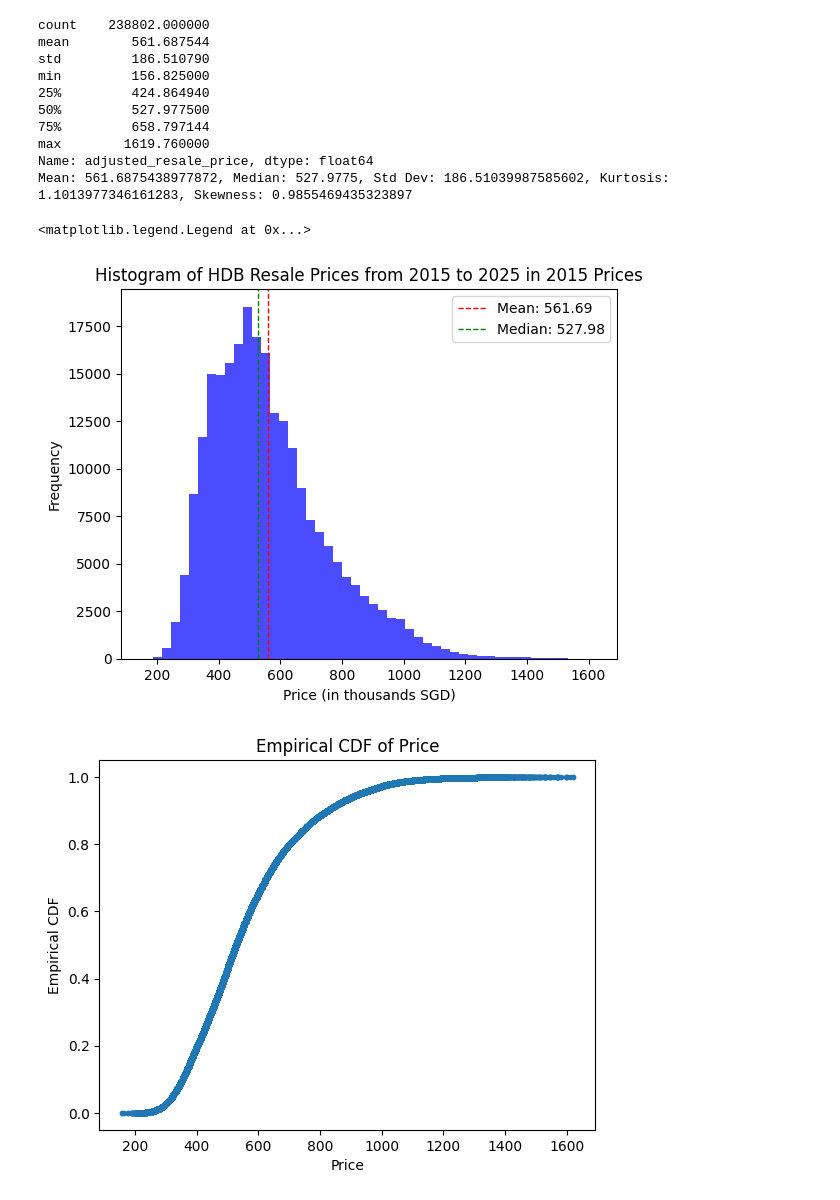
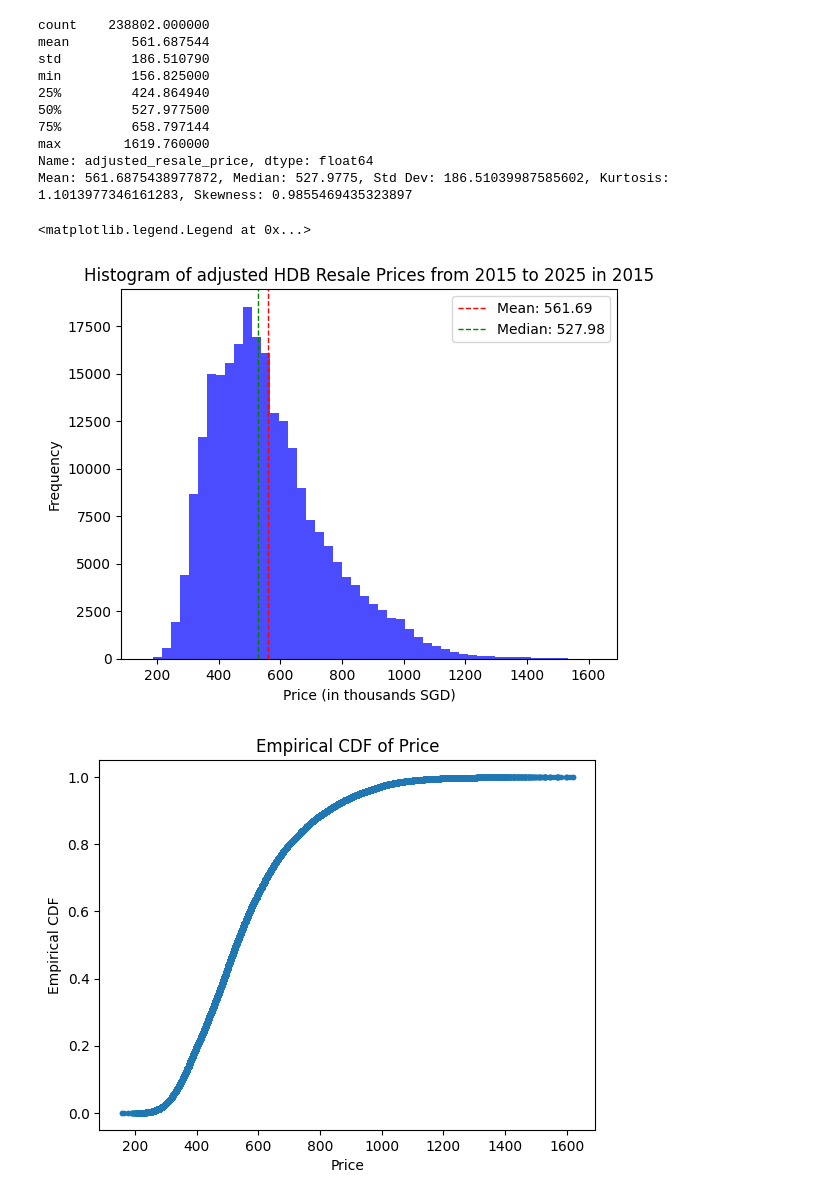
Before and after one commit to luna-ortus-cor/EC4305-Project, a Jupyter notebook: copula/marginal.ipynb, the cells around one changed output. Drawn from its saved outputs; the diff is of its cells as text; code cells hidden in the pictures.

```diff
--- a/copula/marginal.ipynb
+++ b/copula/marginal.ipynb
@@ -57,17 +57,17 @@ Mean: 561.6875438977872, Median: 527.9775, Std Dev: 186.51039987585602, Kurtosis
 # %%
 # Plot of histogram of prices
 plt.hist(price, bins=50, color='blue', alpha=0.7)
-plt.title('Histogram of HDB Resale Prices from 2015 to 2025 in 2015 Prices')
+plt.title('Histogram of adjusted HDB Resale Prices from 2015 to 2025 in 2015')
 plt.xlabel('Price (in thousands SGD)')
 plt.ylabel('Frequency')
 
 # plot mean, median
 plt.axvline(price.mean(), color='red', linestyle='dashed', linewidth=1, label='Mean: {:.2f}'.format(price.mean()))
 plt.axvline(price.median(), color='green', linestyle='dashed', linewidth=1, label='Median: {:.2f}'.format(price.median()))
 plt.legend()
 # %% [output]
 <matplotlib.legend.Legend at 0x...>
-[figure, old version]
+[figure, new version]
 # %%
 # Plot empirical CDF
 from statsmodels.distributions.empirical_distribution import ECDF
```
Also changed, not shown: parts of 10 cells of this notebook.
